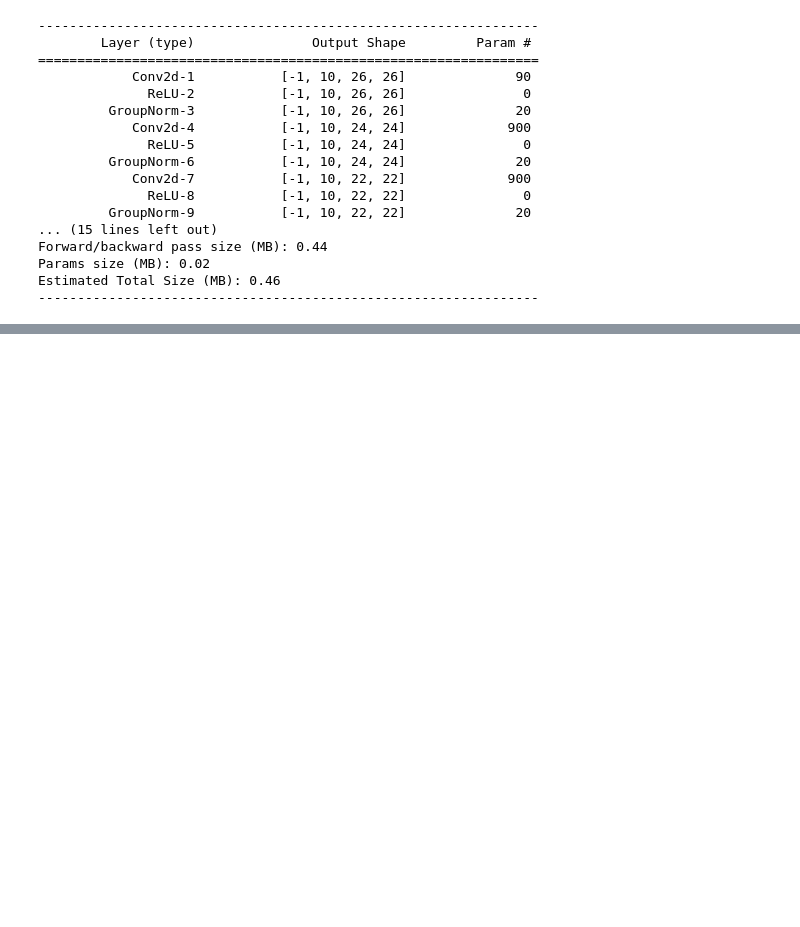
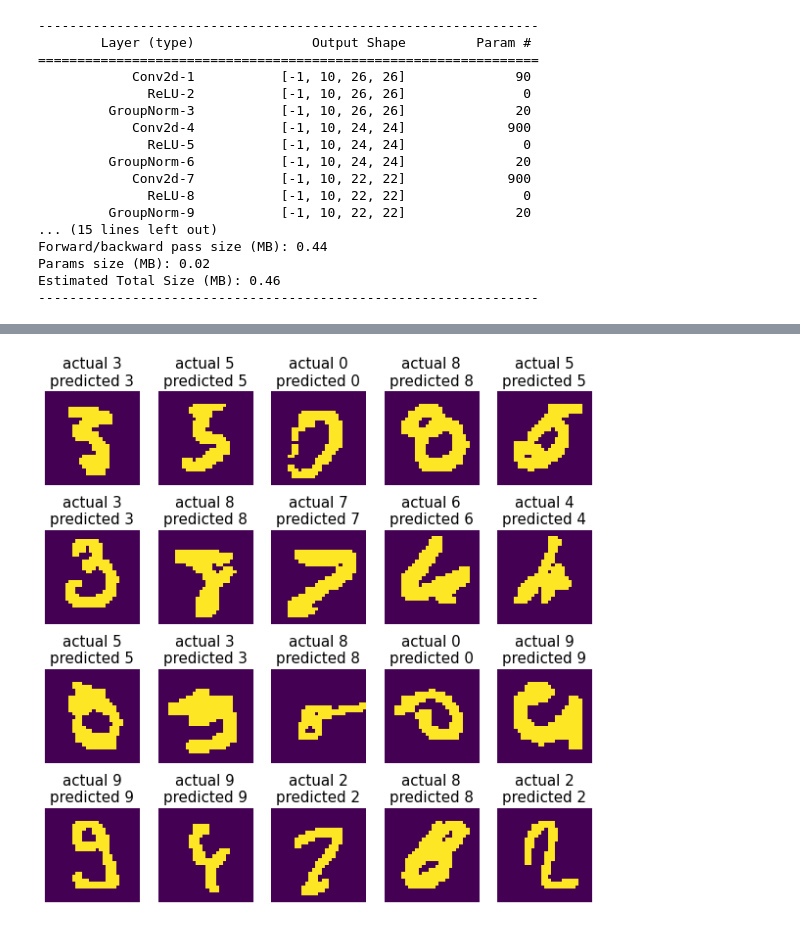
Before and after one commit to shravankgl/EVA6, a Jupyter notebook: 6_Normalization_and_Regularization/EVA6_Session_6_StepFinal.ipynb, the cells around one changed output, grey strips where cells are left out. Drawn from its saved outputs; the diff is of its cells as text; code cells hidden in the pictures; blank space fills up the shorter version.

```diff
--- a/6_Normalization_and_Regularization/EVA6_Session_6_StepFinal.ipynb
+++ b/6_Normalization_and_Regularization/EVA6_Session_6_StepFinal.ipynb
@@ -25,3 +43,39 @@ train_loader, test_loader = getMnistDataLoader(batch_size,**kwargs)
+# %%
+from pylab import *
+
+def getWrongPredictions(model, device, val_loader):
+    wrong_idx = []
+    wrong_samples = []
+    wrong_preds = []
+    actual_values = []
+
+    for data,target in test_loader:
+        data, target = data.to(device), target.to(device)
+        output = model(data)
+        pred = output.argmax(dim=1, keepdim=True)
+
+        wrong_idx = (pred != target.view_as(pred)).nonzero()[:, 0]
+        wrong_samples += data[wrong_idx]
+        wrong_preds += pred[wrong_idx]
+        actual_values += target.view_as(pred)[wrong_idx]
+    return list(zip(torch.cat(wrong_samples),torch.cat(wrong_preds),torch.cat(actual_values)))
+
+def plotWrongPredictions(wrong_predictions):
+    fig = plt.figure(figsize=(10,10))
+    for i, (sample, wrong_pred, actual_value) in enumerate(wrong_predictions[:20]):
+        sample, wrong_pred, wrong_pred = sample.cpu().numpy(), wrong_pred.cpu(), actual_value.cpu()
+        # Undo normalization
+        sample = sample * 0.3081
+        sample = sample + 0.1307
+        sample = sample * 255.
+
+        sample = sample/2 + 0.5
+        sample = np.clip(sample, 0, 1)
+        ax = fig.add_subplot(4, 5, i+1)
+        ax.axis('off')
+        ax.set_title(f'actual {wrong_pred.item()}\npredicted {wrong_pred.item()}',fontsize=15)
+        ax.imshow(sample.squeeze())
+    plt.show()
 # %%
 kwargs = {}
 
@@ -207,0 +280,4 @@ Train set: Average loss: 0.0005, Accuracy: 58799/60000 (98.00%)
+# %%
+plotWrongPredictions(getWrongPredictions(bn_model, device, test_loader))
+# %% [output]
+[figure, added]
```
Also changed, not shown: parts of 8 cells of this notebook.
